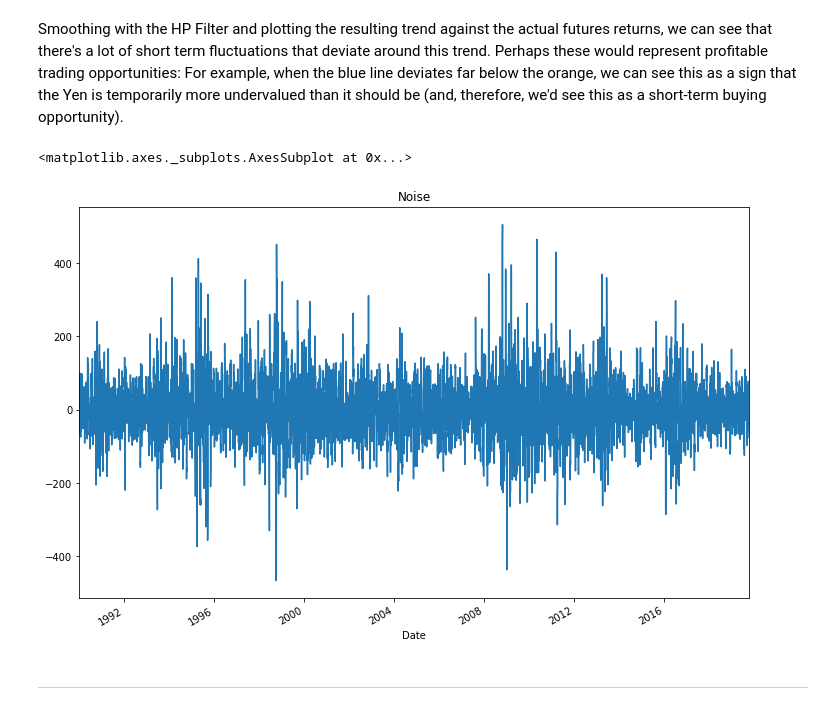
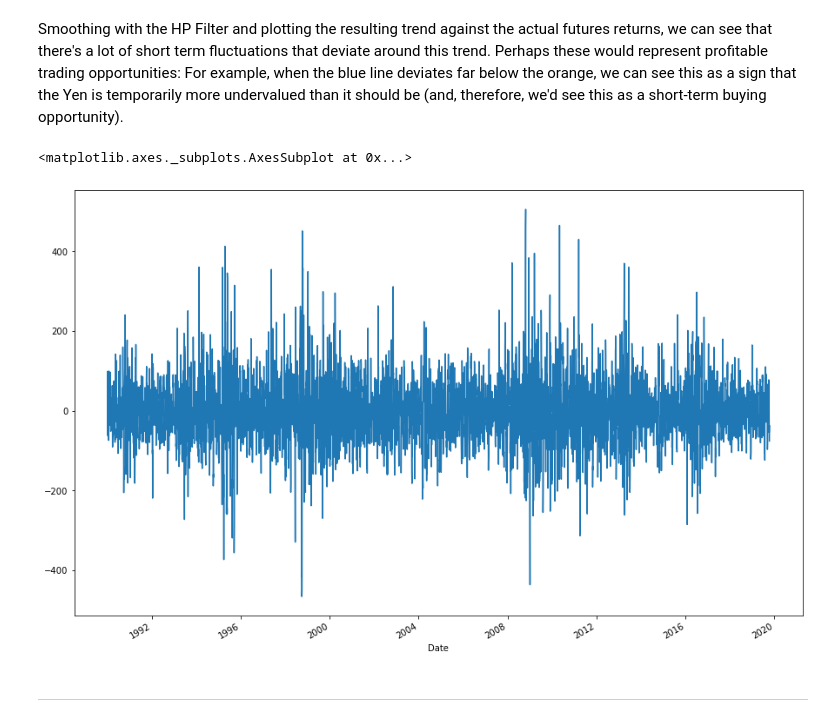
Before and after one commit to Caresir/Time-Series, a Jupyter notebook: time_series_analysis.ipynb, the cells around one changed output. Cells and saved outputs as stored; diff of their text form; code cells hidden in the pictures.

Commit message:
Plot the settle noise

```diff
--- a/time_series_analysis.ipynb
+++ b/time_series_analysis.ipynb
@@ -99,10 +99,10 @@ settle_df.head()
 Smoothing with the HP Filter and plotting the resulting trend against the actual futures returns, we can see that there's a lot of short term fluctuations that deviate around this trend. Perhaps these would represent profitable trading opportunities: For example, when the blue line deviates far below the orange, we can see this as a sign that the Yen is temporarily more undervalued than it should be (and, therefore, we'd see this as a short-term buying opportunity).
 # %%
 # Plot the Settle Noise
-# YOUR CODE HERE!
+ts_noise.plot(figsize =(15,10))
 # %% [output]
 <matplotlib.axes._subplots.AxesSubplot at 0x...>
-[figure, old version]
+[figure, new version]
 # %% [markdown]
 ---
 # %% [markdown]
```
